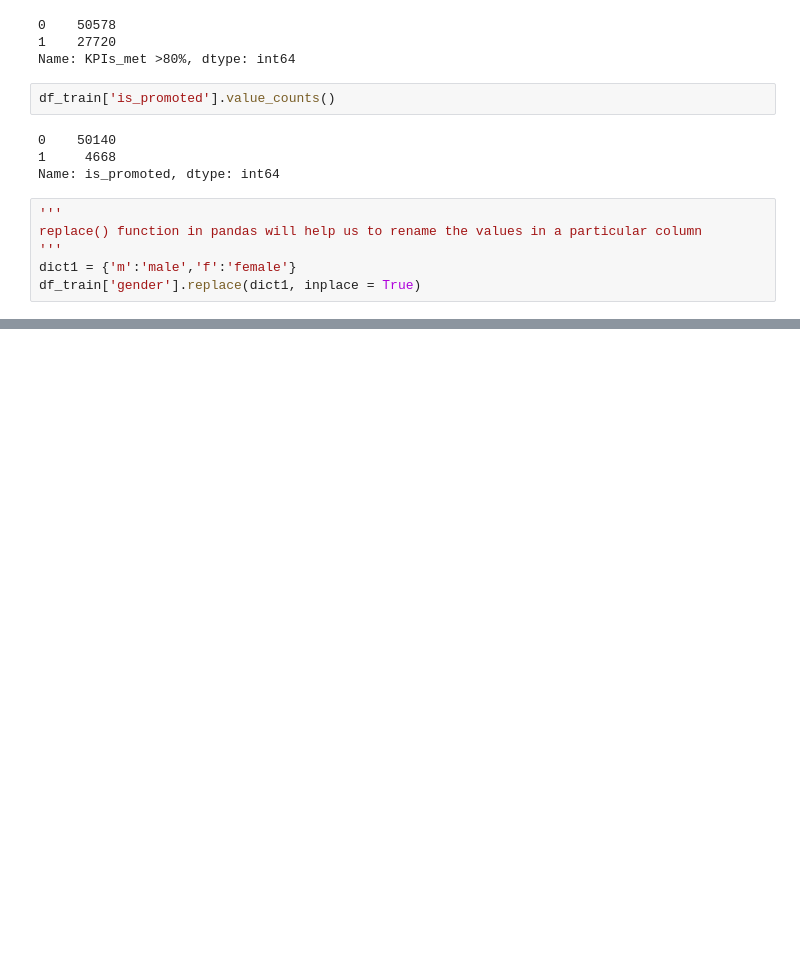
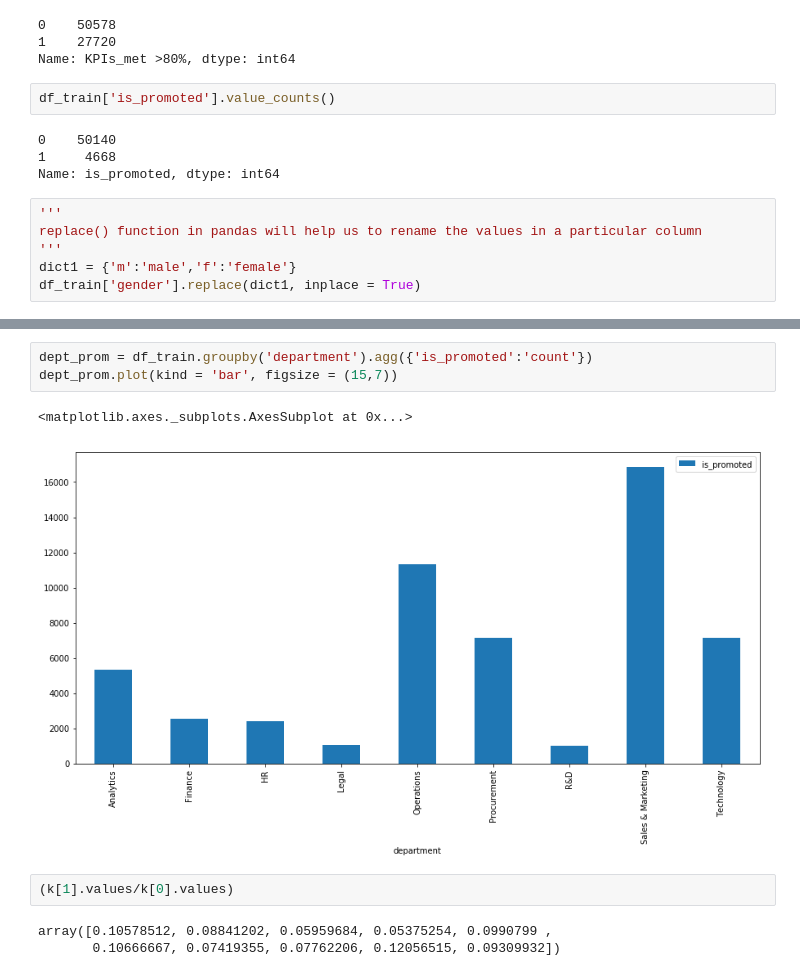
Before and after one commit to IITGuwahati-AI/Learning-Content, a Jupyter notebook: HR_analytics.ipynb, the cells around one changed output, grey strips where cells are left out. Drawn from its saved outputs; the diff is of its cells as text; blank space fills up the shorter version.

```diff
--- a/HR_analytics.ipynb
+++ b/HR_analytics.ipynb
@@ -153,0 +190,11 @@ pd.crosstab(df_train["is_promoted"],df_train["gender"],margins=True)
+# %%
+dept_prom = df_train.groupby('department').agg({'is_promoted':'count'})
+dept_prom.plot(kind = 'bar', figsize = (15,7))
+# %% [output]
+<matplotlib.axes._subplots.AxesSubplot at 0x...>
+[figure, added]
+# %%
+(k[1].values/k[0].values)
+# %% [output]
+array([0.10578512, 0.08841202, 0.05959684, 0.05375254, 0.0990799 ,
+       0.10666667, 0.07419355, 0.07762206, 0.12056515, 0.09309932])
```
Also changed, not shown: parts of 18 cells of this notebook.
